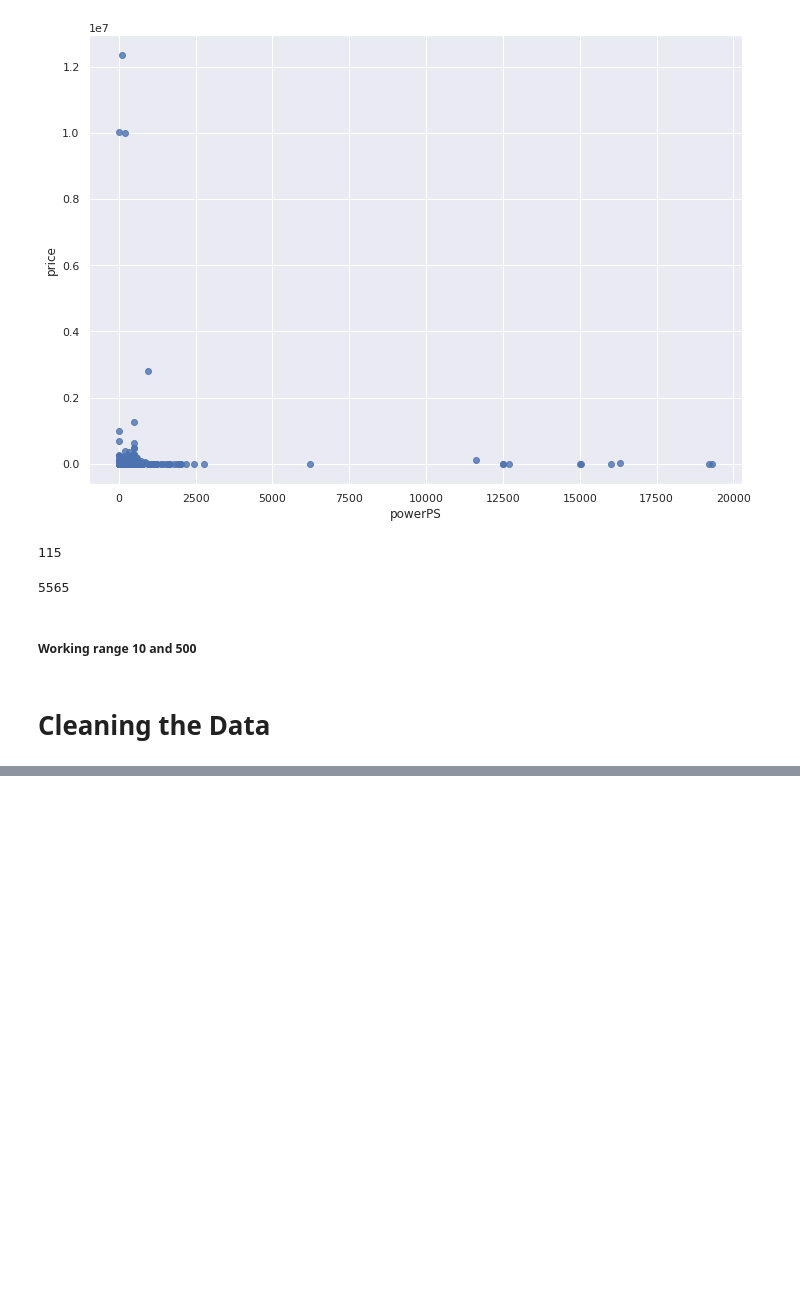
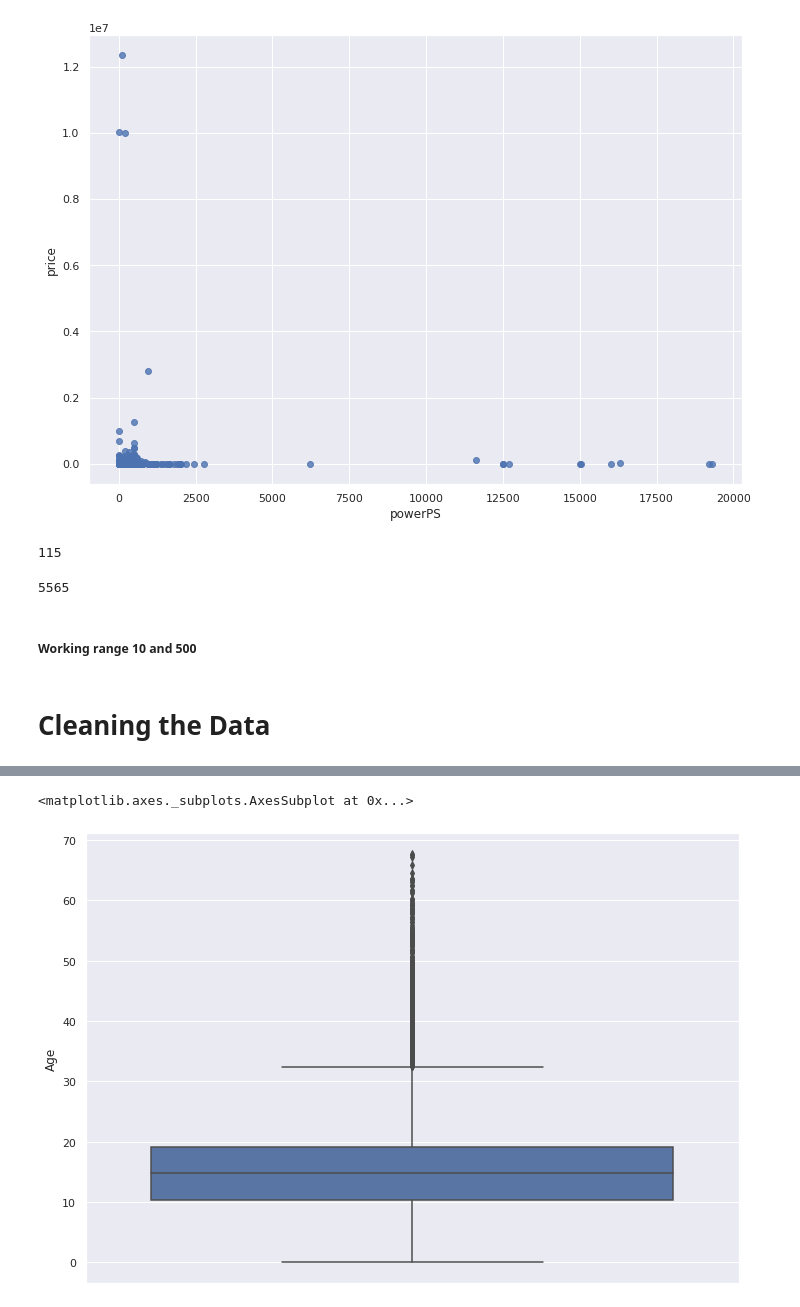
Before and after one commit to ManishShah120/Py4DSci, a Jupyter notebook: Predicting_Price_of_Pre_Owned_Cars.ipynb, the cells around one changed output, grey strips where cells are left out. Cells and saved outputs as stored; diff of their text form; code cells hidden in the pictures; blank space fills up the shorter version.

```diff
--- a/Predicting_Price_of_Pre_Owned_Cars.ipynb
+++ b/Predicting_Price_of_Pre_Owned_Cars.ipynb
@@ -388,0 +544,5 @@ sum(cars['powerPS'] < 10)
+# %%
+sns.boxplot(y=cars['Age'])
+# %% [output]
+<matplotlib.axes._subplots.AxesSubplot at 0x...>
+[figure, added]
```
Also changed, not shown: parts of 29 cells of this notebook.
